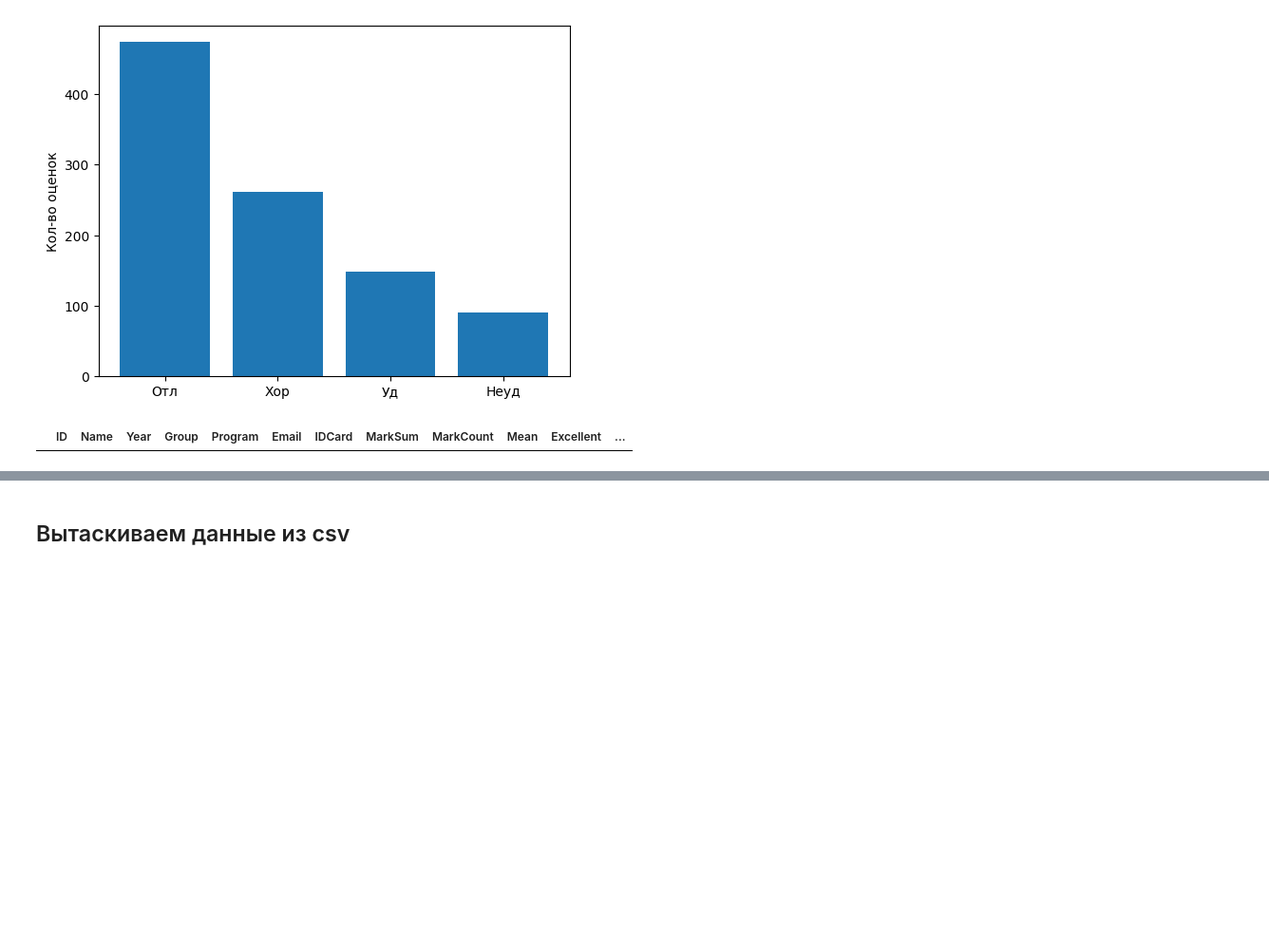
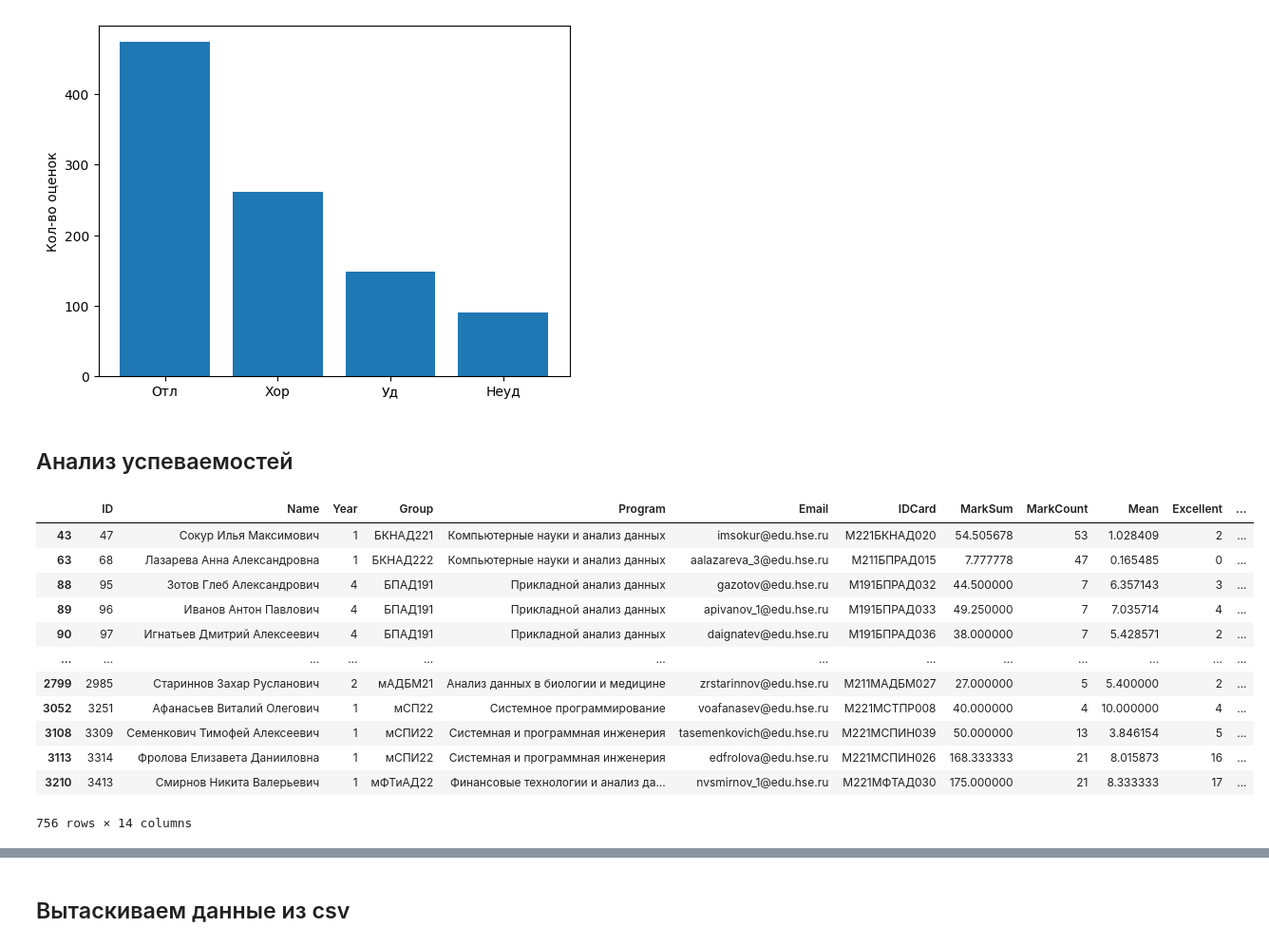
Before and after one commit to timofeeva-yuv/StatementAnalysisAutomationHSE, a Jupyter notebook: Analysis.ipynb, the cells around one changed output, grey strips where cells are left out. Shown at 95% size. Cells and saved outputs as stored; diff of their text form; code cells hidden in the pictures; blank space fills up the shorter version.

Commit message:
add students stat

```diff
--- a/Analysis.ipynb
+++ b/Analysis.ipynb
@@ -247,8 +264,22 @@ plt.bar(["Отл", "Хор", "Уд", "Неуд"], [df_sheet.Excellent.sum(), df_
 # %% [output]
 <BarContainer object of 4 artists>
 [figure]
+# %% [markdown]
+## Анализ успеваемостей
 # %%
 df_students = pd.read_csv(processed[url_root_sheet] + "/students.csv", sep=";")
-df_students[df_students.MarkSum > 0]
+df_students[df_students.MarkCount > 0]
 # %% [output]
 |  | ID | Name | Year | Group | Program | Email | IDCard | MarkSum | MarkCount | Mean | Excellent | ... |
+| 43 | 47 | Сокур Илья Максимович | 1 | БКНАД221 | Компьютерные науки и анализ данных | imsokur@edu.hse.ru | М221БКНАД020 | 54.505678 | 53 | 1.028409 | 2 | ... |
+| 63 | 68 | Лазарева Анна Александровна | 1 | БКНАД222 | Компьютерные науки и анализ данных | aalazareva_3@edu.hse.ru | М211БПРАД015 | 7.777778 | 47 | 0.165485 | 0 | ... |
+| 88 | 95 | Зотов Глеб Александрович | 4 | БПАД191 | Прикладной анализ данных | gazotov@edu.hse.ru | М191БПРАД032 | 44.500000 | 7 | 6.357143 | 3 | ... |
+| 89 | 96 | Иванов Антон Павлович | 4 | БПАД191 | Прикладной анализ данных | apivanov_1@edu.hse.ru | М191БПРАД033 | 49.250000 | 7 | 7.035714 | 4 | ... |
+| 90 | 97 | Игнатьев Дмитрий Алексеевич | 4 | БПАД191 | Прикладной анализ данных | daignatev@edu.hse.ru | М191БПРАД036 | 38.000000 | 7 | 5.428571 | 2 | ... |
+| ... | ... | ... | ... | ... | ... | ... | ... | ... | ... | ... | ... | ... |
+| 2799 | 2985 | Стариннов Захар Русланович | 2 | мАДБМ21 | Анализ данных в биологии и медицине | zrstarinnov@edu.hse.ru | М211МАДБМ027 | 27.000000 | 5 | 5.400000 | 2 | ... |
+| 3052 | 3251 | Афанасьев Виталий Олегович | 1 | мСП22 | Системное программирование | voafanasev@edu.hse.ru | М221МСТПР008 | 40.000000 | 4 | 10.000000 | 4 | ... |
+| 3108 | 3309 | Семенкович Тимофей Алексеевич | 1 | мСПИ22 | Системная и программная инженерия | tasemenkovich@edu.hse.ru | М221МСПИН039 | 50.000000 | 13 | 3.846154 | 5 | ... |
+| 3113 | 3314 | Фролова Елизавета Данииловна | 1 | мСПИ22 | Системная и программная инженерия | edfrolova@edu.hse.ru | М221МСПИН026 | 168.333333 | 21 | 8.015873 | 16 | ... |
+| 3210 | 3413 | Смирнов Никита Валерьевич | 1 | мФТиАД22 | Финансовые технологии и анализ да... | nvsmirnov_1@edu.hse.ru | М221МФТАД030 | 175.000000 | 21 | 8.333333 | 17 | ... |
+756 rows × 14 columns
```
Also changed, not shown: parts of 9 cells of this notebook, 43 other files.
